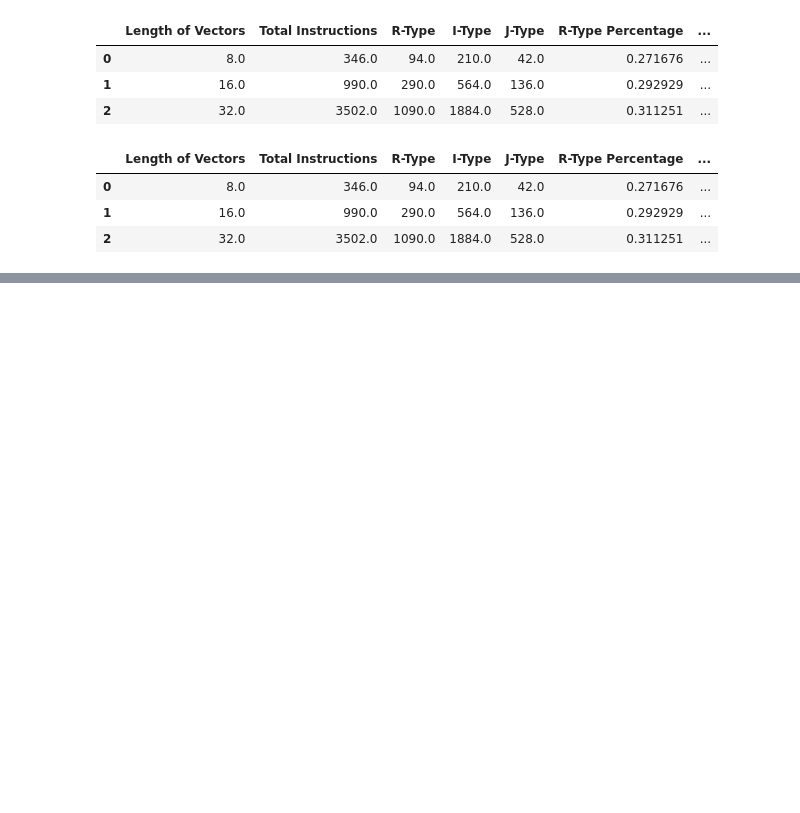
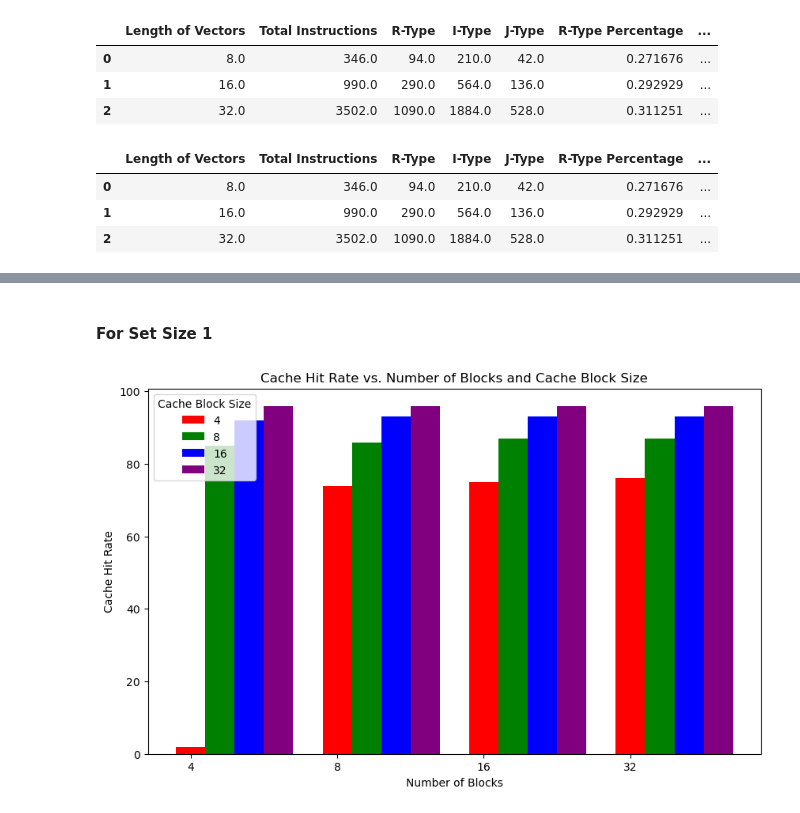
Before and after one commit to ProtikNag/Computer-Architecture-Homeworks, a Jupyter notebook: ProduceGraphs.ipynb, the cells around one changed output, grey strips where cells are left out. Cells and saved outputs as stored; diff of their text form; code cells hidden in the pictures; blank space fills up the shorter version.

```diff
--- a/ProduceGraphs.ipynb
+++ b/ProduceGraphs.ipynb
@@ -82,0 +264,29 @@ plt.show()
+# %% [markdown]
+#### For Set Size 1
+# %%
+new_df = df[df["Set Size"] == 1]
+
+colors = ['red', 'green', 'blue', 'purple']
+groups = new_df['Number of Blocks'].unique()
+# x_axis = range(len(groups))
+x_axis = [0, 1, 2, 3]
+
+fig, ax = plt.subplots(figsize=(10, 6))
+
+for i, group in enumerate(groups):
+    df_filtered = new_df[new_df['Number of Blocks'] == group]
+    for j, cache_block_size in enumerate(df_filtered['Cache Block Size'].unique()):
+        df_filtered_cache_block_size = df_filtered[df_filtered['Cache Block Size'] == cache_block_size]
+        ax.bar(x_axis[i] + j * 0.2, df_filtered_cache_block_size['Cache Hit Rate'], width=0.2, color=colors[j])
+
+ax.set_xticks(x_axis)
+ax.set_xticklabels(groups)
+ax.set_xlabel("Number of Blocks")
+ax.set_ylabel("Cache Hit Rate")
+ax.set_title("Cache Hit Rate vs. Number of Blocks and Cache Block Size")
+ax.legend(labels=[f"{size}" for size in df['Cache Block Size'].unique()], title="Cache Block Size")
+
+plt.savefig("./Images/Project_2/Set_Associative_1.pdf")
+plt.show()
+# %% [output]
+[figure, added]
```
Also changed, not shown: parts of 15 cells of this notebook, 9 other files.
